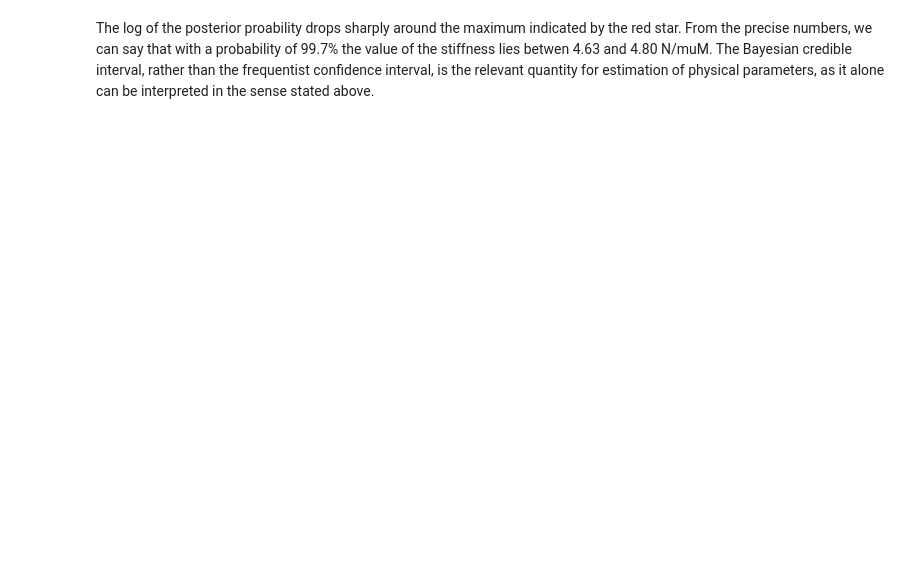
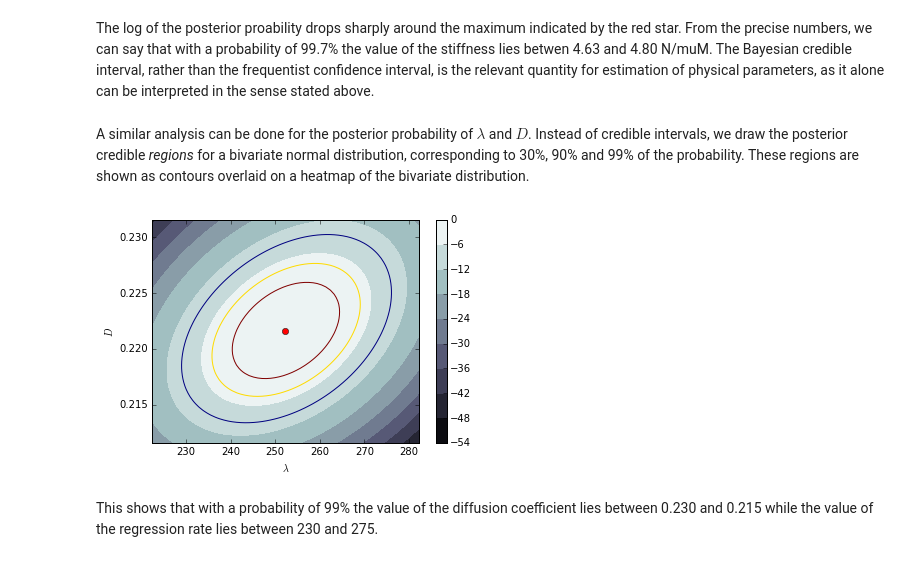
Before and after one commit to ronojoy/pybisp, a Jupyter notebook: notebooks/optical-trap.ipynb, the cells around one changed output. Drawn from its saved outputs; the diff is of its cells as text; code cells hidden in the pictures; blank space fills up the shorter version.

```diff
--- a/notebooks/optical-trap.ipynb
+++ b/notebooks/optical-trap.ipynb
@@ -95,2 +100,21 @@ plt.grid(), plt.xlabel('k (Newton/micron)'), plt.ylabel('log posterior');
 # %% [markdown]
 The log of the posterior proability drops sharply around the maximum indicated by the red star. From the precise numbers, we can say that with a probability of 99.7% the value of the stiffness lies betwen 4.63 and 4.80 N/muM. The Bayesian credible interval, rather than the frequentist confidence interval,  is the relevant quantity for estimation of physical parameters, as it alone can be interpreted in the sense stated above.
+# %% [markdown]
+A similar analysis can be done for the posterior probability of $\lambda$ and $D$. Instead of credible intervals, we draw the posterior credible *regions* for a bivariate normal distribution, corresponding to 30%, 90% and 99% of the probability. These regions are shown as contours overlaid on a heatmap of the bivariate distribution.
+# %%
+# plot logposterior as a heat map with contours showing credible regions
+LL, DD = np.meshgrid(np.linspace(L - 30, L + 30, 64), np.linspace(D - 0.01, D + 0.01, 64))
+lp = ou.logProb(LL, DD) - ou.logProb(L, D)
+
+c = plt.contourf(LL, DD, lp, 8, cmap=plt.cm.bone);plt.plot(L, D, 'ro')
+plt.colorbar(c)
+
+#values of chi-squared with 2 dof for 30%, 90% and 99% probability
+levels = [-2.41, -4.60, -9.21]
+plt.contour(LL, DD, lp, levels, hold='on')
+plt.xlabel('$\lambda$')
+plt.ylabel('$D$');
+# %% [output]
+[figure, added]
+# %% [markdown]
+This shows that with a probability of 99% the value of the diffusion coefficient lies between 0.230 and 0.215 while the value of the regression rate lies between 230 and 275.
```
Also changed, not shown: parts of 4 cells of this notebook, 2 other files.
